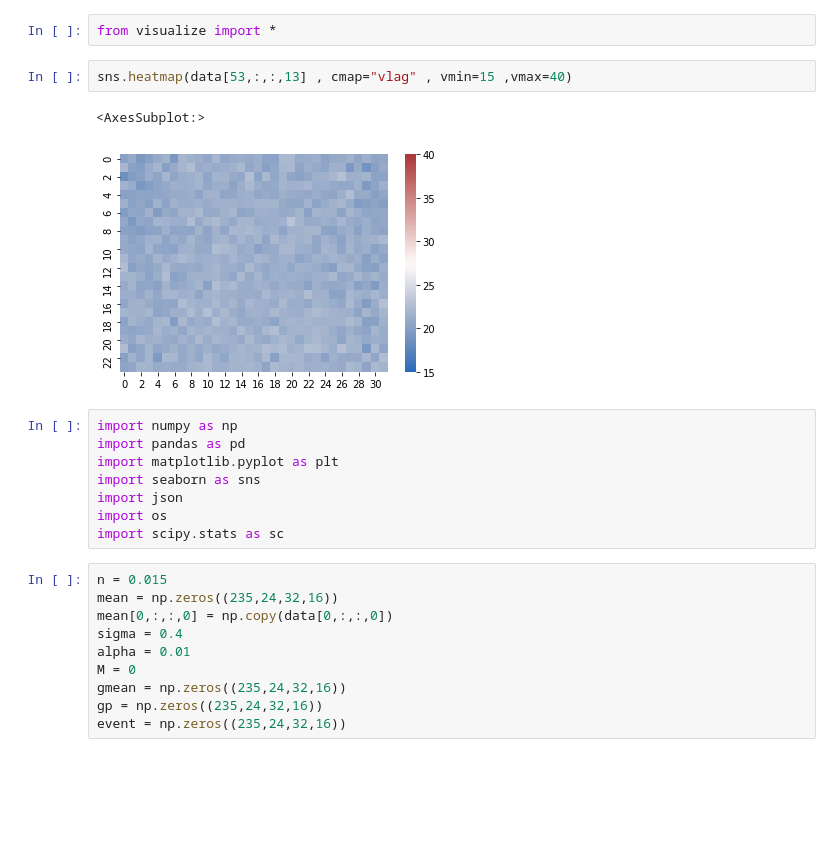
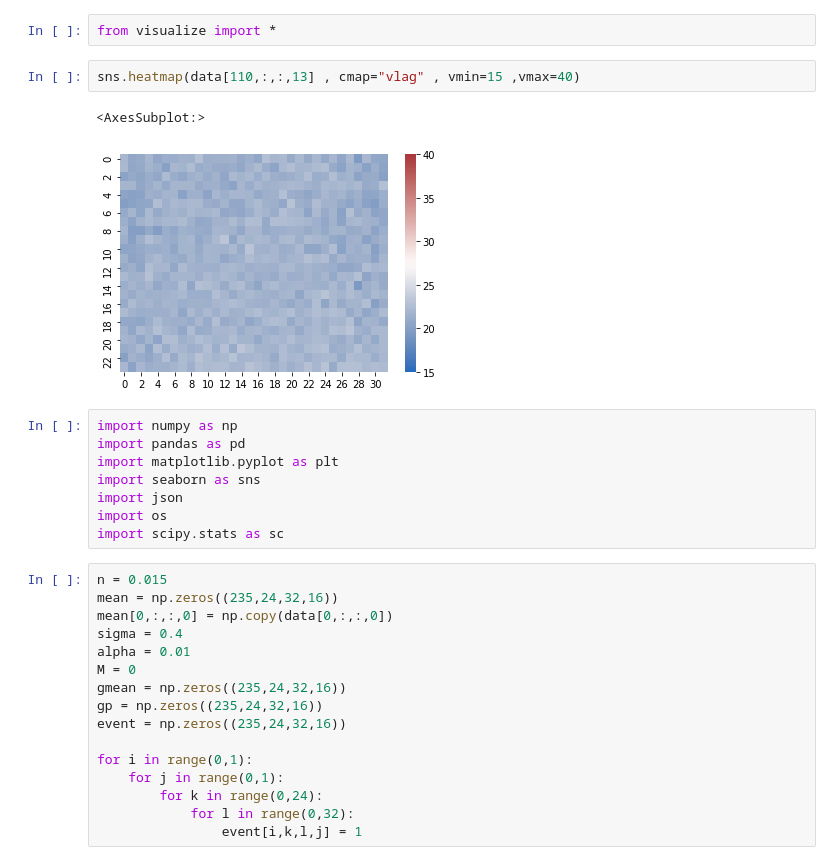
Before and after one commit to nickinack/Occupancy-Estimation, a Jupyter notebook: src/visualize.ipynb, the cells around one changed output. Drawn from its saved outputs; the diff is of its cells as text; blank space fills up the shorter version.

```diff
--- a/src/visualize.ipynb
+++ b/src/visualize.ipynb
@@ -1,10 +1,10 @@
 # %%
 from visualize import *
 # %%
-sns.heatmap(data[53,:,:,13] , cmap="vlag" , vmin=15 ,vmax=40)
+sns.heatmap(data[110,:,:,13] , cmap="vlag" , vmin=15 ,vmax=40)
 # %% [output]
 <AxesSubplot:>
-[figure, old version]
+[figure, new version]
 # %%
 import numpy as np
 import pandas as pd
@@ -23,3 +23,9 @@ M = 0
 gmean = np.zeros((235,24,32,16))
 gp = np.zeros((235,24,32,16))
 event = np.zeros((235,24,32,16))
+
+for i in range(0,1):
+    for j in range(0,1):
+        for k in range(0,24):
+            for l in range(0,32):
+                event[i,k,l,j] = 1
```
Also changed, not shown: parts of 8 cells of this notebook, 1 other file.
